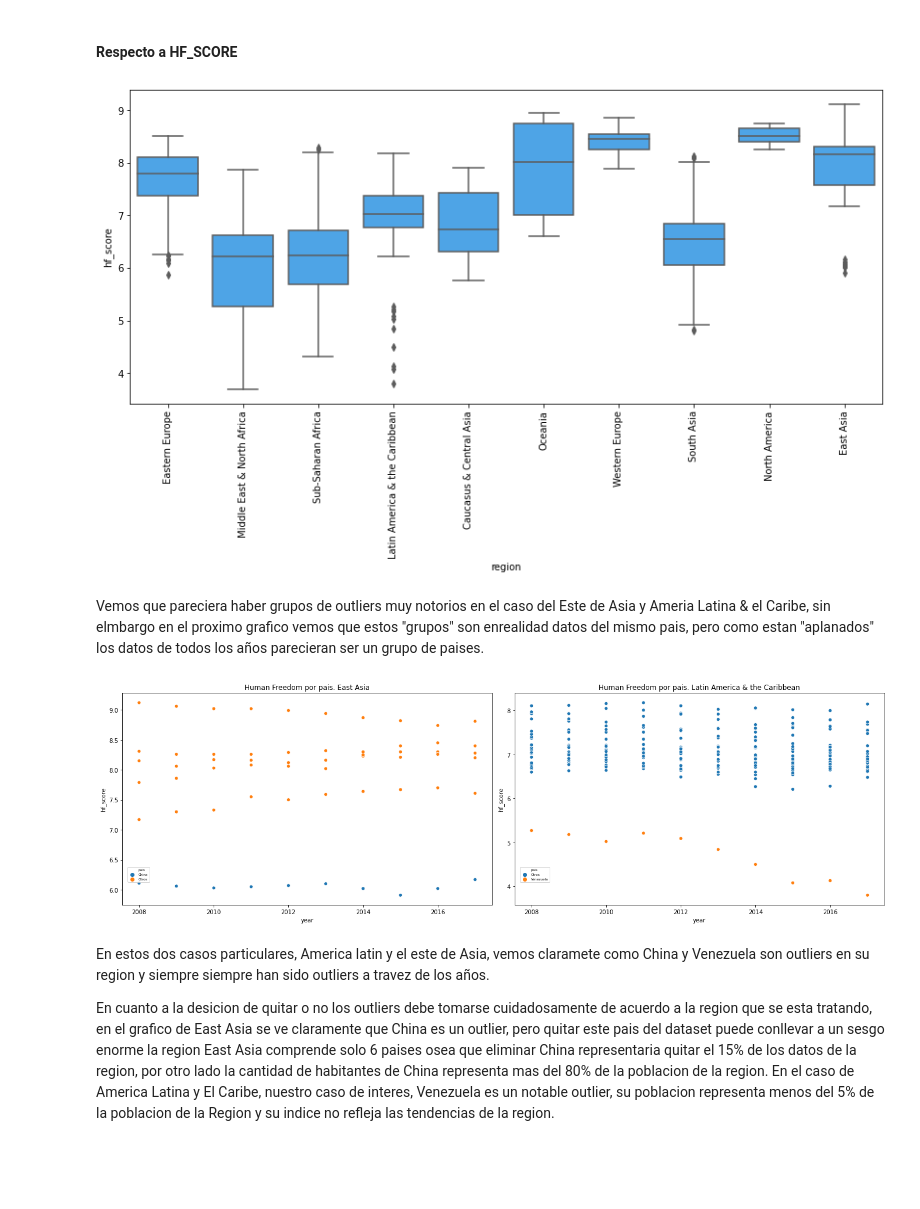
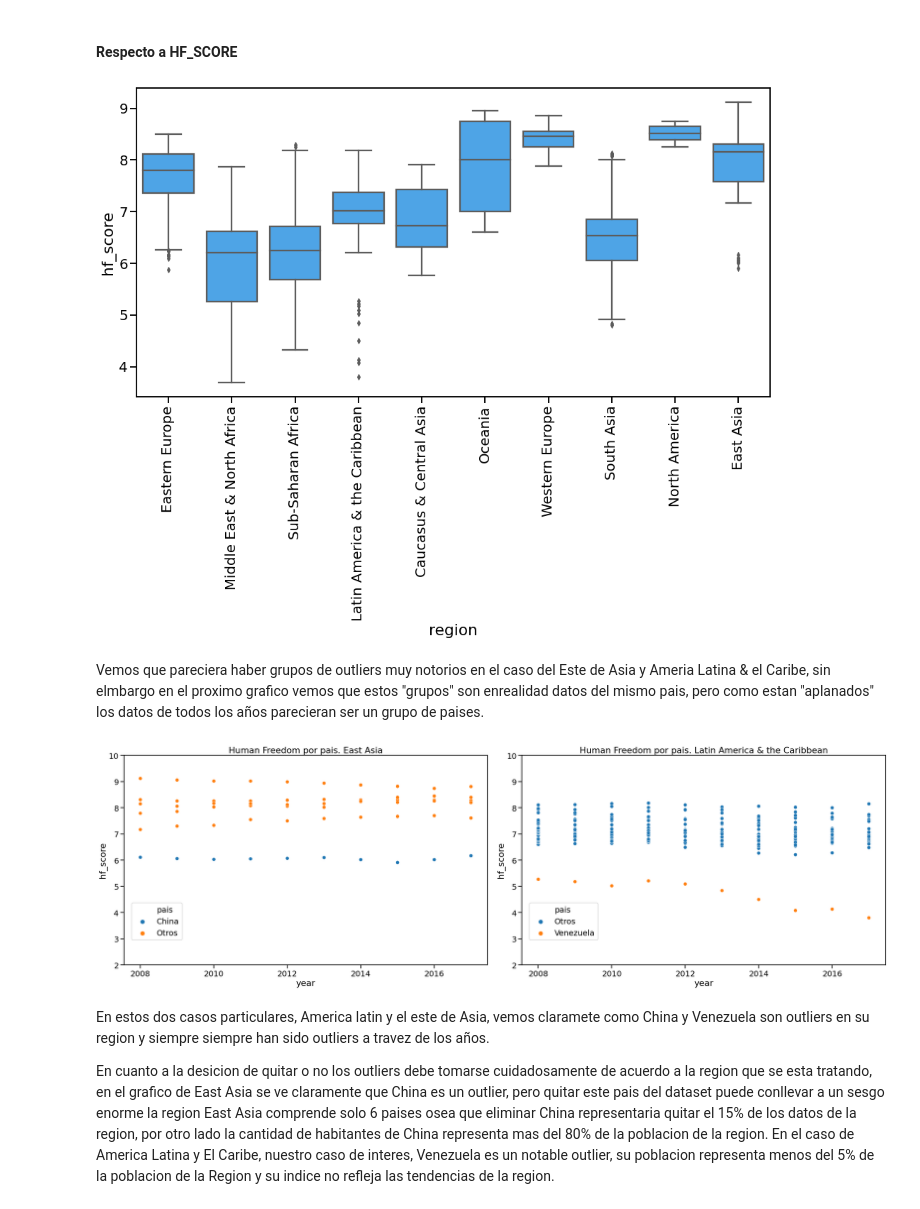
Before and after one commit to ser0090/dipdata, a Jupyter notebook: analisisvis/notebooks/practico.ipynb, the cells around one changed output. Drawn from its saved outputs; the diff is of its cells as text; code cells hidden in the pictures; blank space fills up the shorter version.

```diff
--- a/analisisvis/notebooks/practico.ipynb
+++ b/analisisvis/notebooks/practico.ipynb
@@ -489,21 +546,21 @@ Los valores faltantes podrian sanearse usando inferencia:
 # %% [markdown]
 #### Respecto a HF_SCORE
 # %%
-fig = plt.figure(figsize=(14, 6))
+fig = plt.figure(figsize=(16, 8))
 
 sp1 = plt.subplot('111')
 seaborn.boxplot(data=dataset, x='region', y='hf_score', color='#35A7FF', ax=sp1)
 #seaborn.despine()
 sp1.set_xticklabels(sp1.get_xticklabels(), rotation=90)
 plt.show()
 
 fig.tight_layout()
 # %% [output]
-[figure, old version]
+[figure, new version]
 # %% [markdown]
 Vemos que pareciera haber grupos de outliers muy notorios en el caso del Este de Asia y Ameria Latina & el Caribe, sin elmbargo en el proximo grafico vemos que estos "grupos" son enrealidad datos del mismo pais, pero como estan "aplanados" los datos de todos los años parecieran ser un grupo de paises.
 # %%
-fig = plt.figure(figsize=(19,6))
+fig = plt.figure(figsize=(28, 9))
 
 data = dataset[dataset.region == 'Latin America & the Caribbean'][['ISO_code','year', 'pf_identity', 'hf_score']]
 data2 = dataset[dataset.region == 'East Asia'][['ISO_code','year', 'pf_identity', 'hf_score']]
@@ -513,19 +570,20 @@ data2['pais'] = data2.ISO_code.apply(lambda x: "China" if x == "CHN" else "Otros
 sp3 = plt.subplot('121')
 sp3.set_title("Human Freedom por pais. East Asia")
 seaborn.scatterplot(data=data2, x='year', y='hf_score', hue='pais', ax=sp3)
-sp3.legend(loc='lower left',bbox_to_anchor=(0.01, 0.1),fontsize='xx-small')
+sp3.legend(loc='lower left',bbox_to_anchor=(0.01, 0.1))
+sp3.set_ylim(2,10)
 
 data['pais'] = data.ISO_code.apply(lambda x: "Venezuela" if x == "VEN" else "Otros" )
 
 sp2 = plt.subplot('122')
 sp2.set_title("Human Freedom por pais. Latin America & the Caribbean")
 seaborn.scatterplot(data=data, x='year', y='hf_score', hue='pais', ax=sp2)
-sp2.legend(loc='lower left',bbox_to_anchor=(0.01, 0.1),fontsize='xx-small')
-
+sp2.legend(loc='lower left',bbox_to_anchor=(0.01, 0.1))
+sp2.set_ylim(2,10)
 
 fig.tight_layout()
 # %% [output]
-[figure, old version]
+[figure, new version]
 # %% [markdown]
 En estos dos casos particulares, America latin y el este de Asia, vemos claramete como China y Venezuela son outliers en su region y siempre siempre han sido outliers a travez de los años.
 
```
Also changed, not shown: parts of 24 cells of this notebook.
